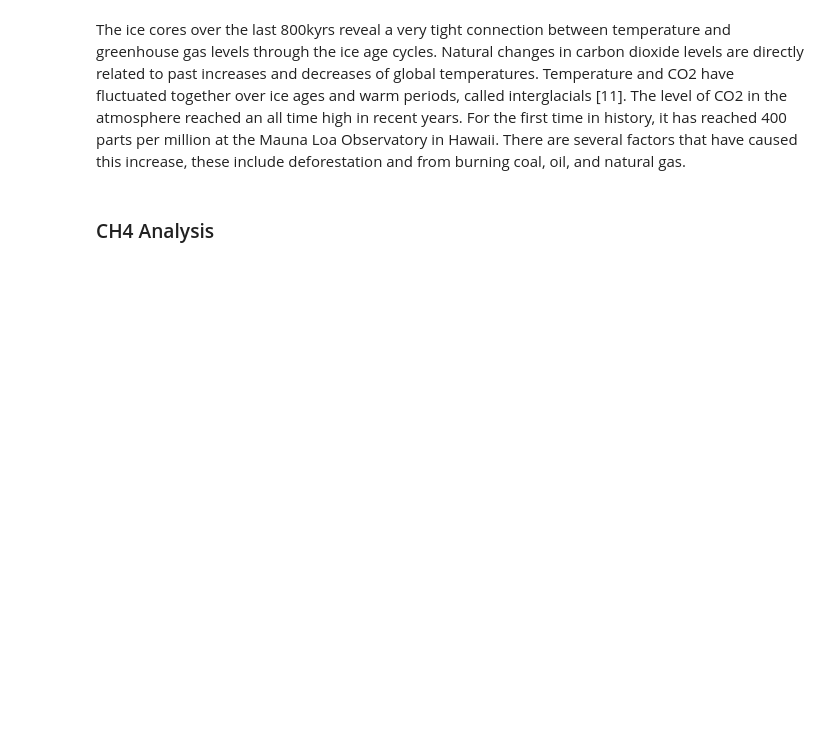
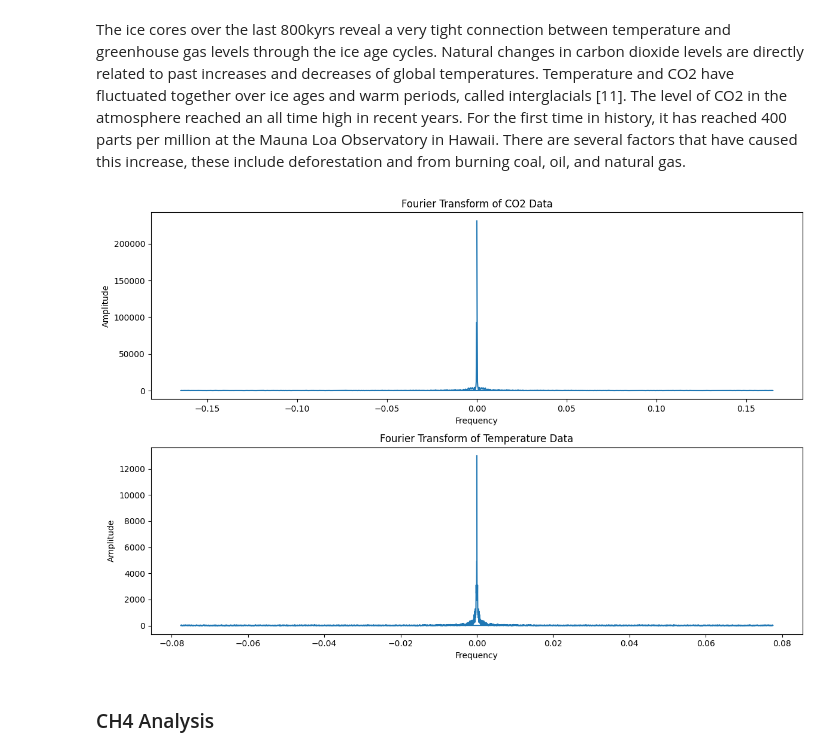
Before and after one commit to claretubs/paleo-present-climate-data, a Jupyter notebook: project.ipynb, the cells around one changed output. Saved outputs shown, nothing was run; the diff lists cells and outputs as text; code cells hidden in the pictures; blank space fills up the shorter version.

```diff
--- a/project.ipynb
+++ b/project.ipynb
@@ -248,6 +230,36 @@ plt.show()
 [figure]
 # %% [markdown]
 The ice cores over the last 800kyrs reveal a very tight connection between temperature and greenhouse gas levels through the ice age cycles. Natural changes in carbon dioxide levels are directly related to past increases and decreases of global temperatures. Temperature and CO2 have fluctuated together over ice ages and warm periods, called interglacials [11]. The level of CO2 in the atmosphere reached an all time high in recent years. For the first time in history, it has reached 400 parts per million at the Mauna Loa Observatory in Hawaii. There are several factors that have caused this increase, these include deforestation and from burning coal, oil, and natural gas.
+# %%
+# Apply windowing and FFT to CO2 data
+co2_window = np.hamming(len(co2_data))
+co2_fft = np.fft.fft(co2_data['CO2 (ppmv)'] * co2_window)
+co2_freq = np.fft.fftfreq(len(co2_data), d=(co2_data['Gasage (yr BP)'].iloc[1] - co2_data['Gasage (yr BP)'].iloc[0]))
+
+# Apply windowing and FFT to temperature data
+temperature_window = np.hamming(len(temp_df))
+temperature_fft = np.fft.fft(temp_df['Temperature Anomaly (Kelvin)'] * temperature_window)
+temperature_freq = np.fft.fftfreq(len(temp_df), d=(temp_df['Gasage (yr BP)'].iloc[1] - temp_df['Gasage (yr BP)'].iloc[0]))
+
+# Plot the results
+plt.figure(figsize=(12, 8))
+
+plt.subplot(2, 1, 1)
+plt.plot(co2_freq, np.abs(co2_fft))
+plt.title('Fourier Transform of CO2 Data')
+plt.xlabel('Frequency')
+plt.ylabel('Amplitude')
+
+plt.subplot(2, 1, 2)
+plt.plot(temperature_freq, np.abs(temperature_fft))
+plt.title('Fourier Transform of Temperature Data')
+plt.xlabel('Frequency')
+plt.ylabel('Amplitude')
+
+plt.tight_layout()
+plt.show()
+# %% [output]
+[figure, added]
 # %% [markdown]
 ### CH4 Analysis
 # %%
```
Also changed, not shown: parts of 39 cells of this notebook.
